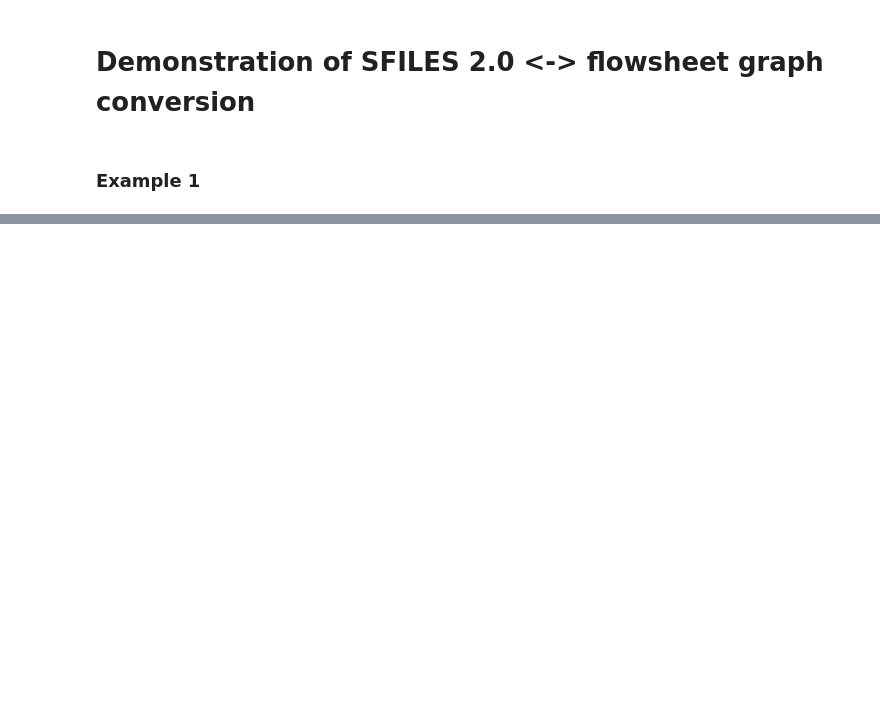
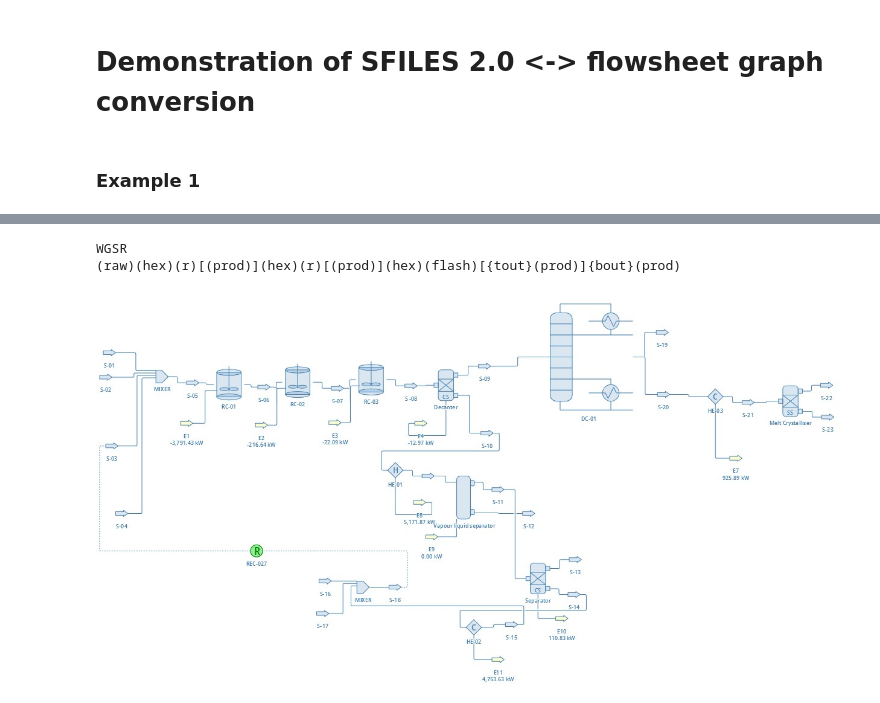
Before and after one commit to process-intelligence-research/SFILES2, a Jupyter notebook: demonstration.ipynb, the cells around one changed output, grey strips where cells are left out. Drawn from its saved outputs; the diff is of its cells as text; code cells hidden in the pictures; blank space fills up the shorter version.

```diff
--- a/demonstration.ipynb
+++ b/demonstration.ipynb
@@ -39,0 +62,32 @@ True
+# %%
+from os import listdir
+from os.path import isfile, join
+all_files = {i:f for i,f in enumerate(listdir('Real_flowsheets/DWSim_pickle_files')) if isfile(join('Real_flowsheets/DWSim_pickle_files', f))}
+all_images = {i:f for i,f in enumerate(listdir('Real_flowsheets/images')) if isfile(join('Real_flowsheets/images', f))}
+# %%
+import re
+all_sfiles = {}
+for i,f in all_files.items():
+    # read pickle files and restructure names
+    G = nx.read_gpickle(join('Real_flowsheets/DWSim_pickle_files', f) )
+    _node_names = list(G.nodes)
+    relabel_mapping = {}
+    for n in _node_names:
+        r = re.compile("([a-zA-Z]+)([0-9]+)")
+        _full_name = r.match(n).groups()
+        _name = _full_name[0] # name without number
+        _num = _full_name[1]
+        relabel_mapping[n] = _name +'-'+ _num
+    G = nx.relabel_nodes(G, relabel_mapping)
+
+    # load graph as flowsheet class object
+    flowsheet = Flowsheet(OntoCapeConformity=True)
+    flowsheet.state = G
+    # convert to sfiles (+ -> graph -> sfiles)
+    flowsheet.convert_to_sfiles(version='v2', remove_hex_tags=True)
+    sfiles_1 = flowsheet.sfiles
+    all_sfiles[i]=sfiles_1
+    flowsheet.create_from_sfiles(override_nx=True, merge_HI_nodes=False)
+    flowsheet.convert_to_sfiles(version='v2', remove_hex_tags=True)
+    sfiles_2=flowsheet.sfiles
+    print(sfiles_1 == sfiles_2)
@@ -39,0 +122,12 @@ True
+# %%
+i=4
+# Name
+print('_'.join(all_files[i].split(sep='_')[2:]).split(sep='.')[0])
+# SFILES
+print(all_sfiles[i])
+# Image
+Image(filename=join('Real_flowsheets/images',all_images[i]))
+# %% [output]
+WGSR
+(raw)(hex)(r)[(prod)](hex)(r)[(prod)](hex)(flash)[{tout}(prod)]{bout}(prod)
+[figure, added]
```
Also changed, not shown: parts of 10 cells of this notebook, 25 other files.
